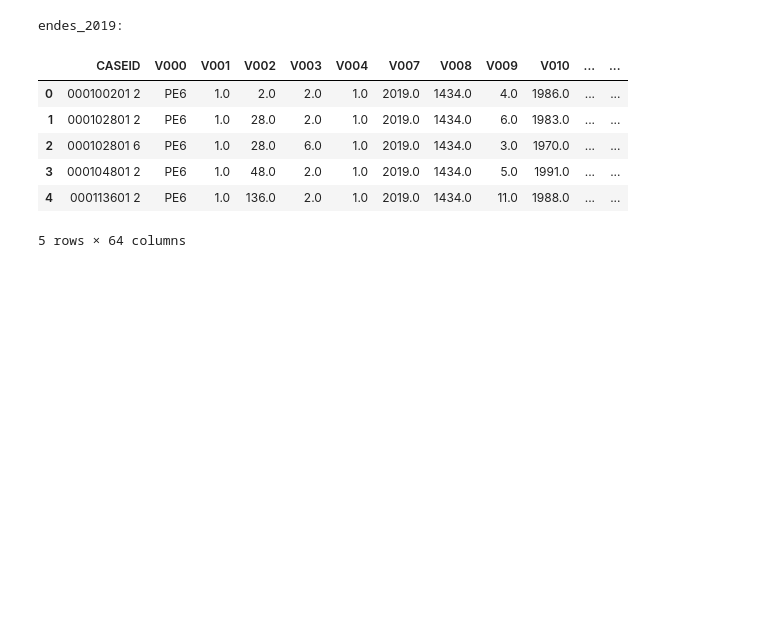
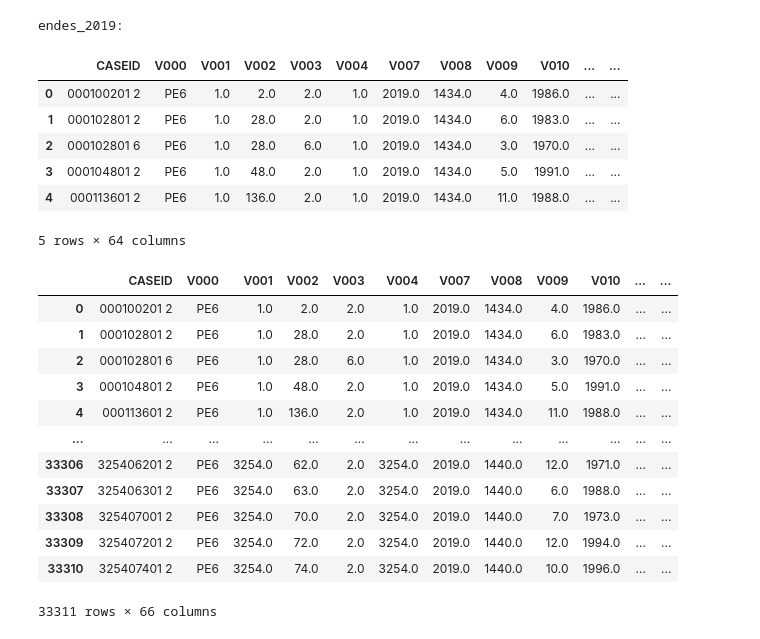
Before and after one commit to alexanderquispe/BiLab_Summer_Python, a Jupyter notebook: assignments/Assignment_4/group_4_ass_4_2024.ipynb, the cells around one changed output. Drawn from its saved outputs; the diff is of its cells as text; code cells hidden in the pictures; blank space fills up the shorter version.

```diff
--- a/assignments/Assignment_4/group_4_ass_4_2024.ipynb
+++ b/assignments/Assignment_4/group_4_ass_4_2024.ipynb
@@ -495,0 +502,32 @@ endes_2019:
+# %%
+# We unify all the new_var_labels into an object called var_labels
+var_labels = {}
+var_labels.update(new_var_labels1)
+var_labels.update(new_var_labels2)
+var_labels.update(new_var_labels3)
+
+# We unify all the new_value_labels into an object called value_labels
+value_labels = {}
+value_labels.update(new_value_labels1)
+value_labels.update(new_value_labels2)
+value_labels.update(new_value_labels3)
+
+# We generate the new attributes for endes_2019 called var_labels and value_labels
+endes_2019['var_labels'] = var_labels
+endes_2019['value_labels'] = value_labels
+
+endes_2019
+# %% [output]
+|  | CASEID | V000 | V001 | V002 | V003 | V004 | V007 | V008 | V009 | V010 | ... | ... |
+| 0 | 000100201 2 | PE6 | 1.0 | 2.0 | 2.0 | 1.0 | 2019.0 | 1434.0 | 4.0 | 1986.0 | ... | ... |
+| 1 | 000102801 2 | PE6 | 1.0 | 28.0 | 2.0 | 1.0 | 2019.0 | 1434.0 | 6.0 | 1983.0 | ... | ... |
+| 2 | 000102801 6 | PE6 | 1.0 | 28.0 | 6.0 | 1.0 | 2019.0 | 1434.0 | 3.0 | 1970.0 | ... | ... |
+| 3 | 000104801 2 | PE6 | 1.0 | 48.0 | 2.0 | 1.0 | 2019.0 | 1434.0 | 5.0 | 1991.0 | ... | ... |
+| 4 | 000113601 2 | PE6 | 1.0 | 136.0 | 2.0 | 1.0 | 2019.0 | 1434.0 | 11.0 | 1988.0 | ... | ... |
+| ... | ... | ... | ... | ... | ... | ... | ... | ... | ... | ... | ... | ... |
+| 33306 | 325406201 2 | PE6 | 3254.0 | 62.0 | 2.0 | 3254.0 | 2019.0 | 1440.0 | 12.0 | 1971.0 | ... | ... |
+| 33307 | 325406301 2 | PE6 | 3254.0 | 63.0 | 2.0 | 3254.0 | 2019.0 | 1440.0 | 6.0 | 1988.0 | ... | ... |
+| 33308 | 325407001 2 | PE6 | 3254.0 | 70.0 | 2.0 | 3254.0 | 2019.0 | 1440.0 | 7.0 | 1973.0 | ... | ... |
+| 33309 | 325407201 2 | PE6 | 3254.0 | 72.0 | 2.0 | 3254.0 | 2019.0 | 1440.0 | 12.0 | 1994.0 | ... | ... |
+| 33310 | 325407401 2 | PE6 | 3254.0 | 74.0 | 2.0 | 3254.0 | 2019.0 | 1440.0 | 10.0 | 1996.0 | ... | ... |
+33311 rows × 66 columns
```
Also changed, not shown: parts of 5 cells of this notebook.
